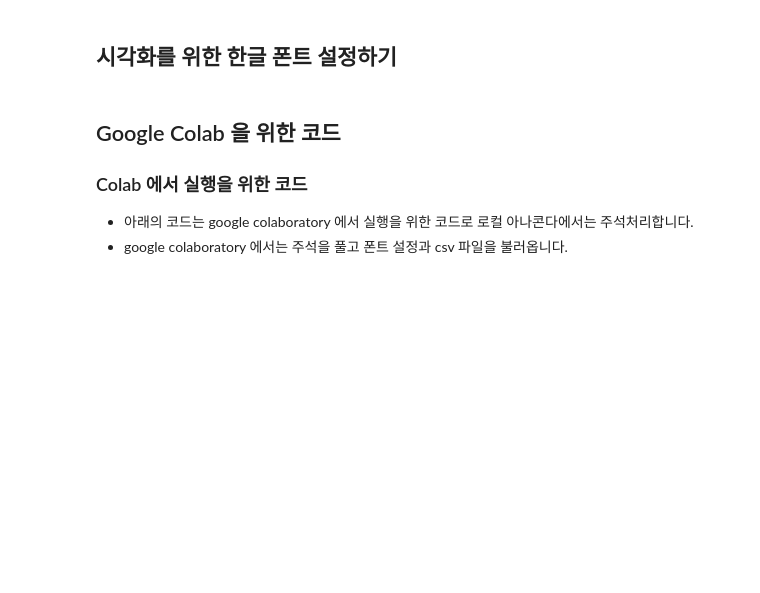
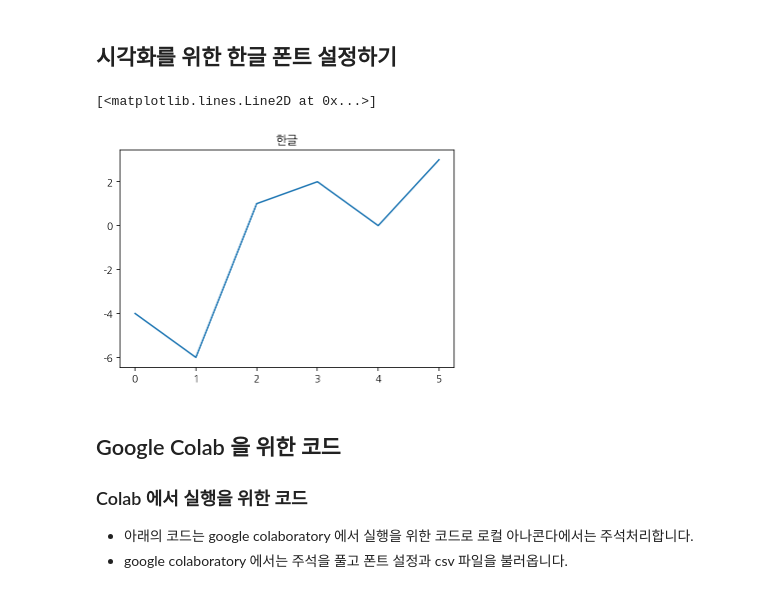
Before and after one commit to 100milliongold/I-want-to-be-a-data-scientist, a Jupyter notebook: Python/04-coffee-store-input.ipynb, the cells around one changed output. Saved outputs shown, nothing was run; the diff lists cells and outputs as text; code cells hidden in the pictures; blank space fills up the shorter version.

```diff
--- a/Python/04-coffee-store-input.ipynb
+++ b/Python/04-coffee-store-input.ipynb
@@ -42,2 +43,15 @@
+# %%
+# 한글폰트 설정
+import matplotlib.font_manager as fm
+
+font_location = '/usr/share/fonts/TTF/NanumGothic.ttf'
+                    # ex - 'C:/asiahead4.ttf'
+font_name = fm.FontProperties(fname = font_location).get_name()
+
+# plt.rc("font", family="Malgun Gothic")
+# plt.rc("font", family="AppleGothic")
+# plt.rc("font", family="NanumGothic")
+plt.rc("font", family=font_name)
+plt.rc("axes", unicode_minus=False)
 # %%
 # 폰트가 선명하게 보이도록 retina 설정
@@ -44,5 +61,10 @@
 # %%
 # 한글폰트와 마이너스 폰트 설정 확인
+plt.title('한글')
+plt.plot([-4,-6,1,2,0,3])
+# %% [output]
+[<matplotlib.lines.Line2D at 0x...>]
+[figure, added]
 # %% [markdown]
 ## Google Colab 을 위한 코드
 ### Colab 에서 실행을 위한 코드
```
Also changed, not shown: parts of 16 cells of this notebook.
